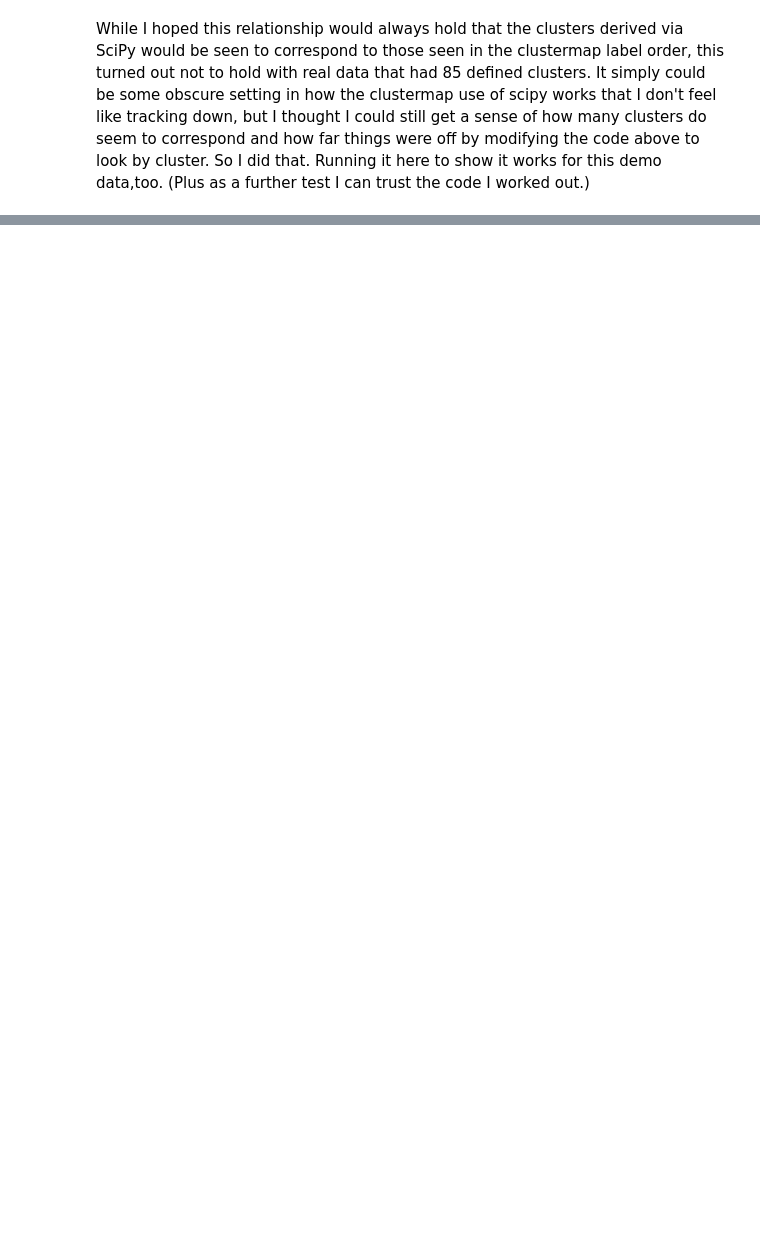
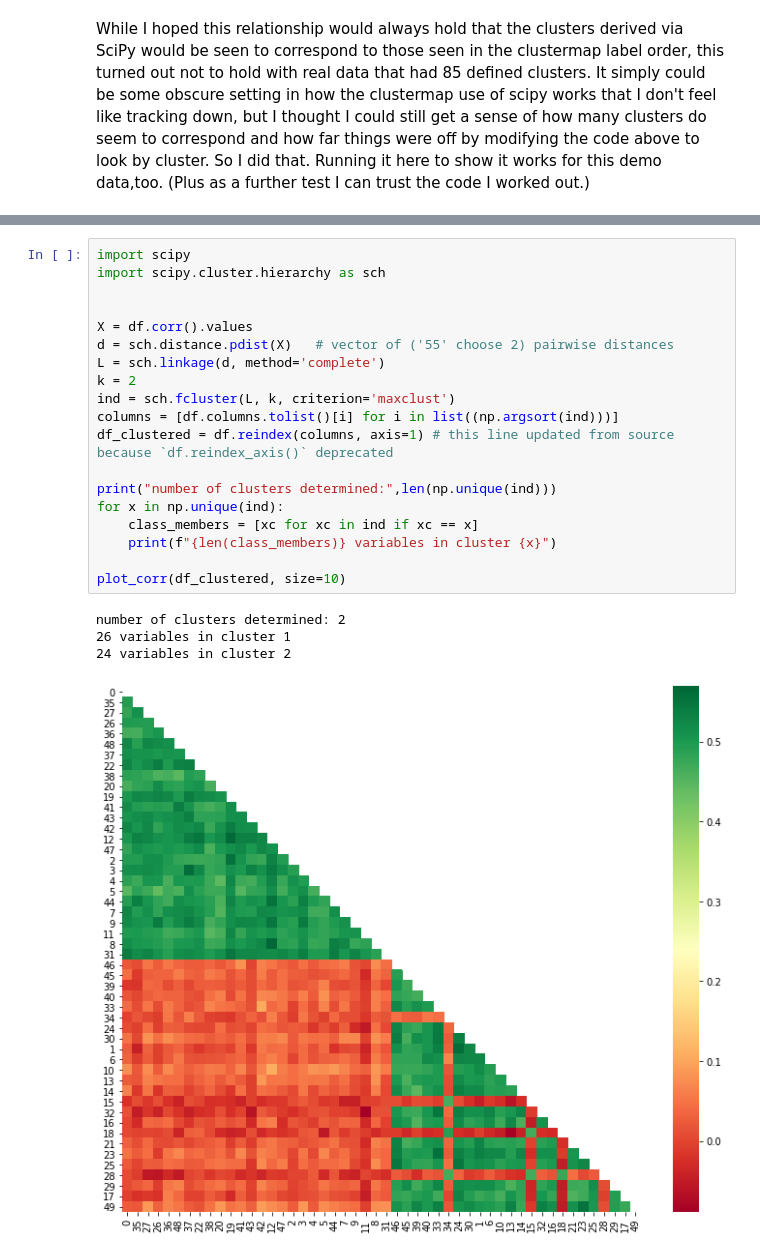
Before and after one commit to fomightez/cluster_analysis-binder, a Jupyter notebook: Hierarchical_clustering.ipynb, the cells around one changed output, grey strips where cells are left out. Saved outputs shown, nothing was run; the diff lists cells and outputs as text; blank space fills up the shorter version.

Commit message:
add example of setting number of clusters

```diff
--- a/Hierarchical_clustering.ipynb
+++ b/Hierarchical_clustering.ipynb
@@ -667,0 +672,24 @@ Here are those 3 clusters that have clear correspondences (in the same order as
+# %%
+import scipy
+import scipy.cluster.hierarchy as sch
+
+
+X = df.corr().values
+d = sch.distance.pdist(X)   # vector of ('55' choose 2) pairwise distances
+L = sch.linkage(d, method='complete')
+k = 2
+ind = sch.fcluster(L, k, criterion='maxclust')
+columns = [df.columns.tolist()[i] for i in list((np.argsort(ind)))]
+df_clustered = df.reindex(columns, axis=1) # this line updated from source because `df.reindex_axis()` deprecated
+
+print("number of clusters determined:",len(np.unique(ind)))
+for x in np.unique(ind):
+    class_members = [xc for xc in ind if xc == x]
+    print(f"{len(class_members)} variables in cluster {x}")
+
+plot_corr(df_clustered, size=10)
+# %% [output]
+number of clusters determined: 2
+26 variables in cluster 1
+24 variables in cluster 2
+[figure, added]
```
Also changed, not shown: parts of 16 cells of this notebook.
